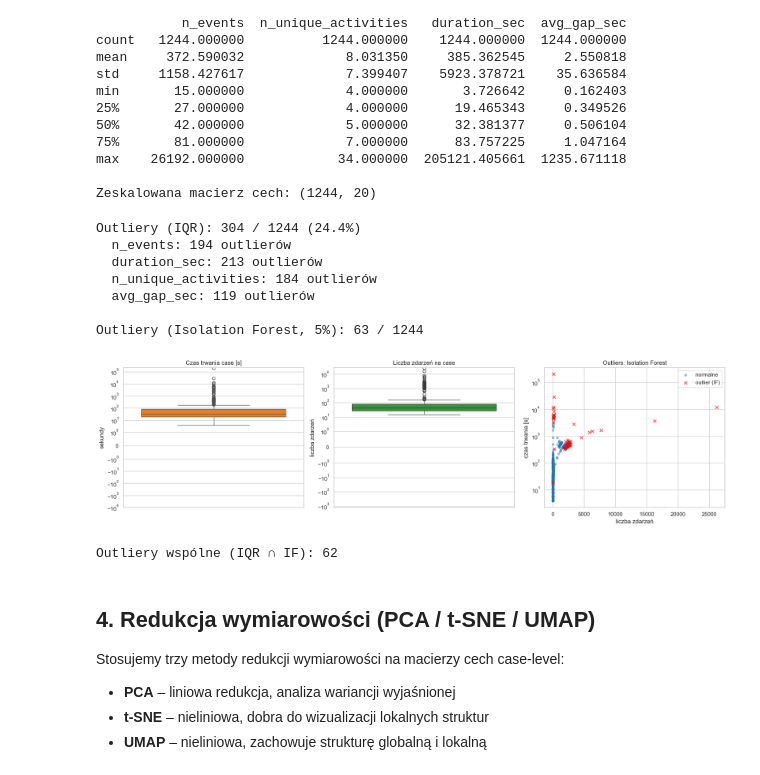
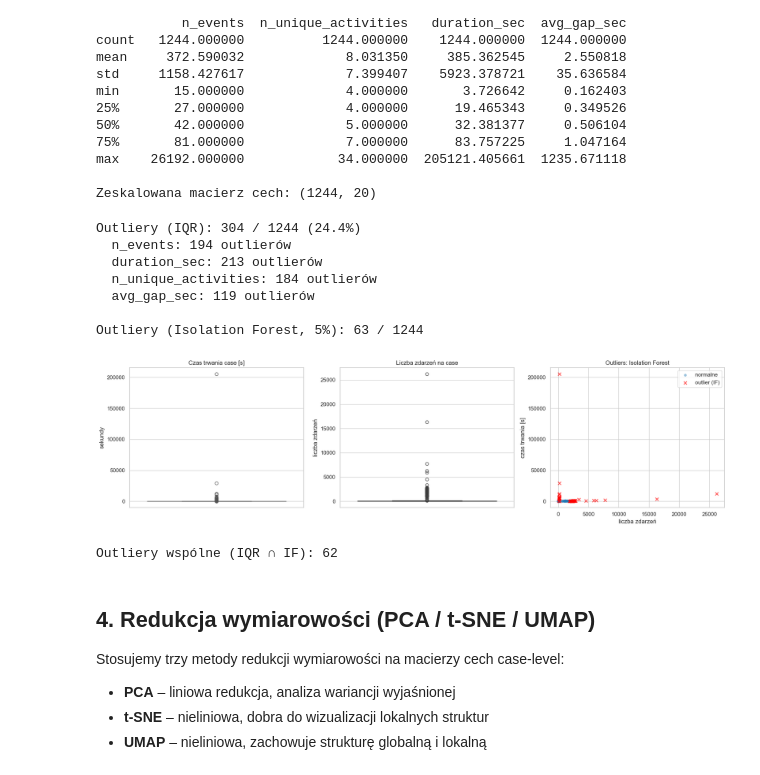
Before and after one commit to midusza04/MAPB, a Jupyter notebook: milestone2_cotton_candy.ipynb, the cells around one changed output. Saved outputs shown, nothing was run; the diff lists cells and outputs as text; code cells hidden in the pictures.

```diff
--- a/milestone2_cotton_candy.ipynb
+++ b/milestone2_cotton_candy.ipynb
@@ -338,9 +338,9 @@ max    26192.000000            34.000000  205121.405661  1235.671118
 
 Zeskalowana macierz cech: (1244, 20)
 # %%
-# Wykrywanie outlierów
+# === 3.3 Wykrywanie outlierów ===
 
-# Metoda IQR
+# --- Metoda IQR ---
 iqr_flags = pd.DataFrame(index=case_stats.index)
 for col in numeric_cols:
     Q1 = case_stats[col].quantile(0.25)
@@ -358,57 +358,54 @@ for col in numeric_cols:
     if n > 0:
         print(f"  {col}: {n} outlierów")
 
-# Isolation Forest
+# --- Isolation Forest ---
 iso_forest = IsolationForest(contamination=0.05, random_state=42, n_jobs=-1)
 case_stats["iso_outlier"] = iso_forest.fit_predict(X_scaled) == -1
 print(f"\nOutliery (Isolation Forest, 5%): {case_stats['iso_outlier'].sum()} / {len(case_stats)}")
 
-# Wizualizacja outlierów
+# === 3.4 Wizualizacja outlierów ===
 fig, axes = plt.subplots(1, 3, figsize=(18, 5))
 
 sns.boxplot(y=case_stats["duration_sec"], ax=axes[0], color="#ff7f0e")
 axes[0].set_title("Czas trwania case [s]")
-axes[0].set_yscale("symlog", linthresh=1)
 axes[0].set_ylabel("sekundy")
 
 sns.boxplot(y=case_stats["n_events"], ax=axes[1], color="#2ca02c")
 axes[1].set_title("Liczba zdarzeń na case")
-axes[1].set_yscale("symlog", linthresh=1)
 axes[1].set_ylabel("liczba zdarzeń")
 
 # Scatter z oznaczeniem outlierów Isolation Forest
 normal_mask = ~case_stats["iso_outlier"]
 axes[2].scatter(
     case_stats.loc[normal_mask, "n_events"],
     case_stats.loc[normal_mask, "duration_sec"],
     alpha=0.4, s=20, label="normalne", c="#1f77b4"
 )
 axes[2].scatter(
     case_stats.loc[~normal_mask, "n_events"],
     case_stats.loc[~normal_mask, "duration_sec"],
     alpha=0.7, s=40, label="outlier (IF)", c="red", marker="x"
 )
 axes[2].set_xlabel("liczba zdarzeń")
 axes[2].set_ylabel("czas trwania [s]")
 axes[2].set_title("Outliers: Isolation Forest")
-axes[2].set_yscale("symlog", linthresh=1)
 axes[2].legend()
 
 plt.tight_layout()
 plt.show()
 
 # Wspólne outliery obu metod
 both = (case_stats["iqr_outlier"] & case_stats["iso_outlier"]).sum()
 print(f"\nOutliery wspólne (IQR ∩ IF): {both}")
 # %% [output]
 Outliery (IQR): 304 / 1244 (24.4%)
   n_events: 194 outlierów
   duration_sec: 213 outlierów
   n_unique_activities: 184 outlierów
   avg_gap_sec: 119 outlierów
 
 Outliery (Isolation Forest, 5%): 63 / 1244
-[figure, old version]
+[figure, new version]
 Outliery wspólne (IQR ∩ IF): 62
 # %% [markdown]
 ## 4. Redukcja wymiarowości (PCA / t-SNE / UMAP)
```
Also changed, not shown: parts of 39 cells of this notebook, 1 other file.
